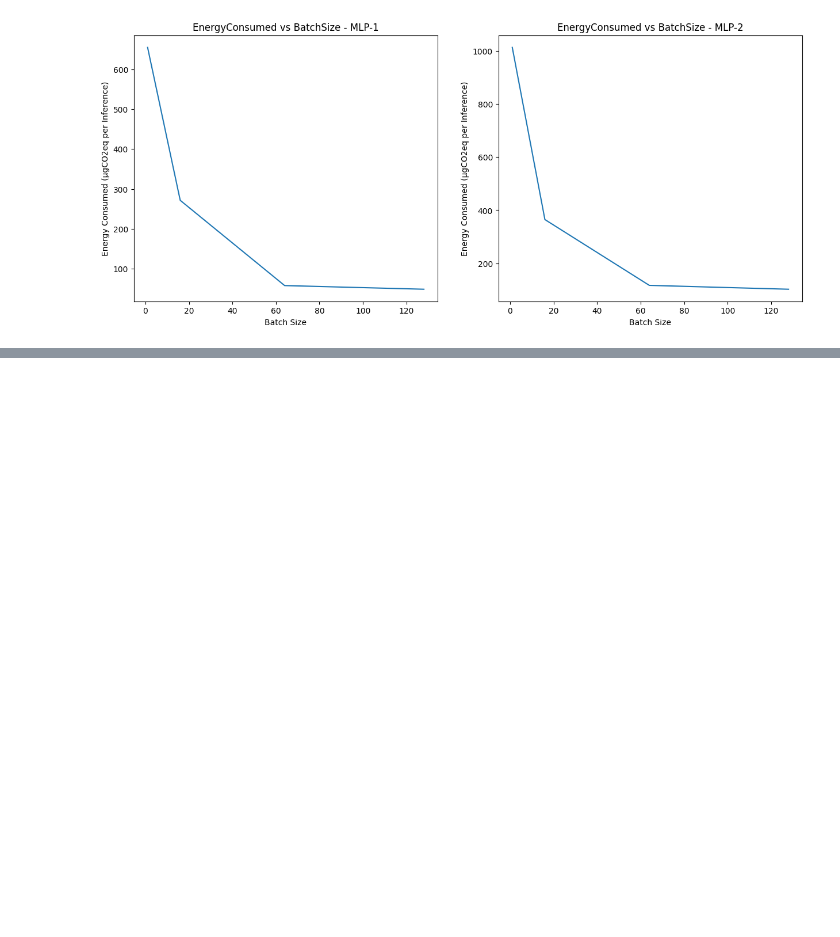
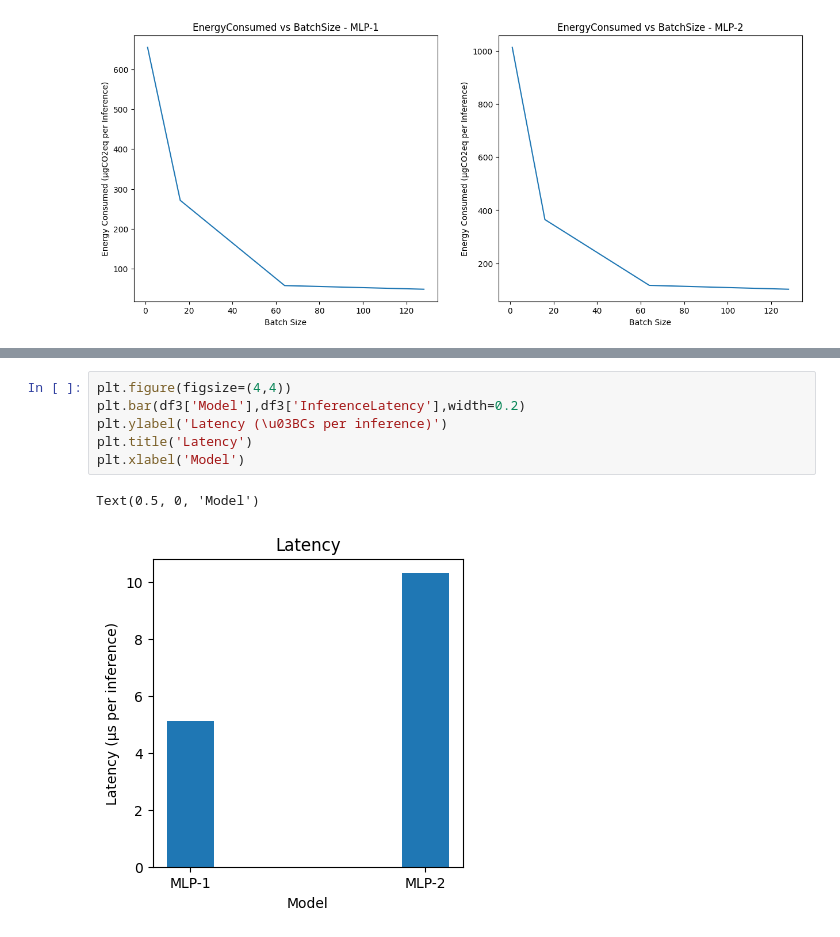
Before and after one commit to gouherdanish/mnist_classification, a Jupyter notebook: study.ipynb, the cells around one changed output, grey strips where cells are left out. Saved outputs shown, nothing was run; the diff lists cells and outputs as text; blank space fills up the shorter version.

```diff
--- a/study.ipynb
+++ b/study.ipynb
@@ -239,0 +265,9 @@ plt.show()
+# %%
+plt.figure(figsize=(4,4))
+plt.bar(df3['Model'],df3['InferenceLatency'],width=0.2)
+plt.ylabel('Latency (\u03BCs per inference)')
+plt.title('Latency')
+plt.xlabel('Model')
+# %% [output]
+Text(0.5, 0, 'Model')
+[figure, added]
```
Also changed, not shown: parts of 4 cells of this notebook.
